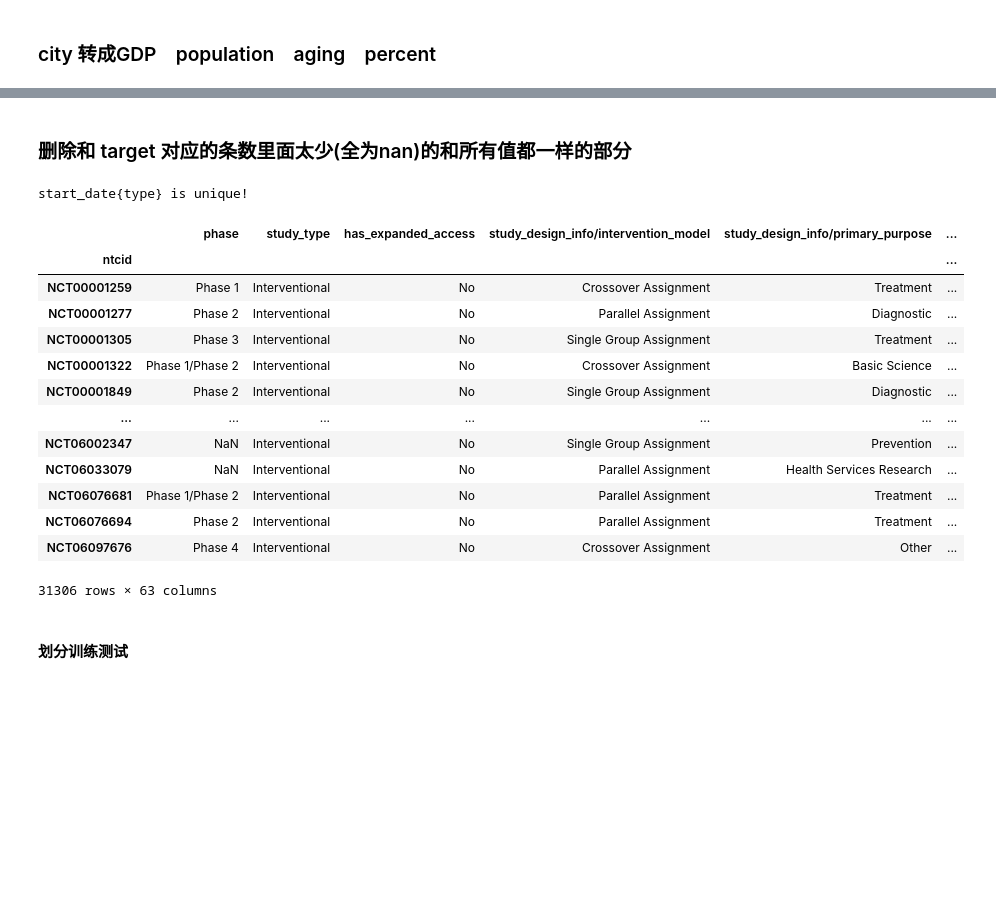
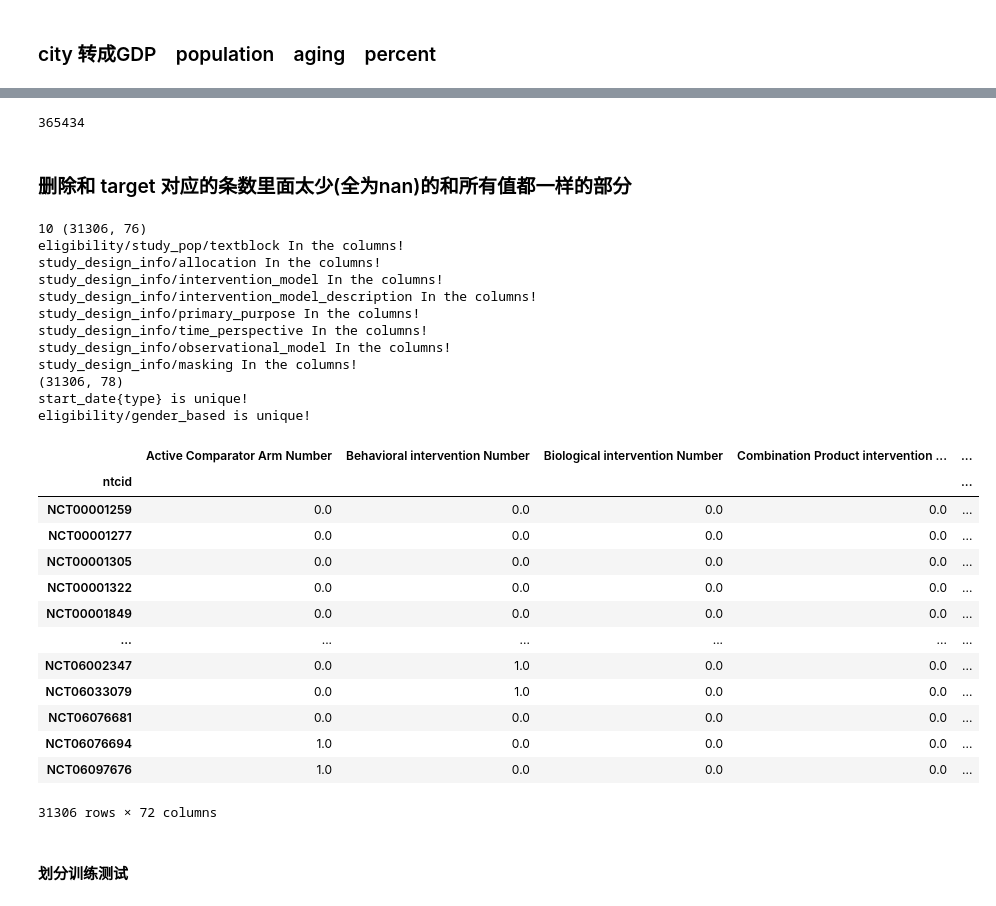
Before and after one commit to huyjj/Clinical, a Jupyter notebook: feature_prepare.ipynb, the cells around one changed output, grey strips where cells are left out. Drawn from its saved outputs; the diff is of its cells as text; code cells hidden in the pictures; blank space fills up the shorter version.

```diff
--- a/feature_prepare.ipynb
+++ b/feature_prepare.ipynb
@@ -377,0 +531,8 @@ Index(['phase', 'study_type', 'has_expanded_access',
+# %%
+intervention_types = pd.DataFrame(All['intervention/intervention_type'].apply(intervention_type_2Mulitlabel).tolist(), index=All.index)
+intervention_types[All['intervention/intervention_type'].notna()] = intervention_types[All['intervention/intervention_type'].notna()].fillna(0).astype(int)
+All = pd.merge(All, intervention_types, left_index=True, right_index=True)
+print(len(All.columns))
+for feature in All.columns:
+    if 'intervention Number' in feature:
+        print(All[feature].value_counts())
@@ -377,0 +557,4 @@ Index(['phase', 'study_type', 'has_expanded_access',
+# %%
+# 卸磨杀驴
+All = All.drop('intervention/intervention_type', axis=1)
+print(All.columns)
@@ -383,5 +584,3 @@ print(All.shape)
 All.to_csv('All_data_prepared.csv')
 # %% [markdown]
 duration 里enrollment两个全扔  四个全扔 enrollment type GDP+人口+老龄化程度
-# %%
-All = All.drop('enrollment{type}', axis=1)
@@ -606,0 +981,4 @@ pd.DataFrame(city_dict.values(), index=city_dict.keys()).to_csv('city.csv')
+# %%
+All_Ori['smiless'].isna().sum()
+# %% [output]
+365434
@@ -607,36 +989,63 @@ pd.DataFrame(city_dict.values(), index=city_dict.keys()).to_csv('city.csv')
+# %%
+All = All_Ori.copy()
 # %% [markdown]
 ### 删除和 target 对应的条数里面太少(全为nan)的和所有值都一样的部分
 # %%
 task_name = 'adverse-event-rate-prediction'
 target = pd.read_csv(f'{task_name}/output.csv', index_col=0)
 part = All.loc[target.index]
-drop_feature = ['enrollment{type}']
+add_feature = ['eligibility/study_pop/textblock', 'intervention/description', 'study_design_info/allocation', 'study_design_info/intervention_model',
+'study_design_info/intervention_model_description', 'study_design_info/primary_purpose', 'study_design_info/time_perspective', 'study_design_info/observational_model',
+'study_design_info/masking', 'study_design_info/masking_description']
+print(len(add_feature), part.shape)
+for c in add_feature:
+    if c in part.columns:
+        print(c, 'In the columns!')
+    else:
+        part[c] = All_Ori[c].loc[target.index]
+print(part.shape)
+drop_feature = ['enrollment{type}', 'id_info/nct_id', 'biospec_retention','completion_date{type}']
 for c in part.columns:
+    if c =='icdcode' or c == 'smiless' :
+        continue
     if part[c].isnull().sum() == len(part):
         print(f'{c} is all null!')
         drop_feature.append(c)
     if part[c].nunique(dropna=True) == 1:  # 除去缺失值后的所有值一样 即方差为0
         print(f'{c} is unique!')
         drop_feature.append(c)
 
 part = part.drop(drop_feature, axis=1)
+sorted_columns = sorted(part.columns)
+part = part.reindex(columns=sorted_columns)
 part
 # %% [output]
+10 (31306, 76)
+eligibility/study_pop/textblock In the columns!
+study_design_info/allocation In the columns!
+study_design_info/intervention_model In the columns!
+study_design_info/intervention_model_description In the columns!
+study_design_info/primary_purpose In the columns!
+study_design_info/time_perspective In the columns!
+study_design_info/observational_model In the columns!
+study_design_info/masking In the columns!
+(31306, 78)
 start_date{type} is unique!
+eligibility/gender_based is unique!
-|  | phase | study_type | has_expanded_access | study_design_info/intervention_model | study_design_info/primary_purpose | ... |
-| ntcid |  |  |  |  |  | ... |
-| NCT00001259 | Phase 1 | Interventional | No | Crossover Assignment | Treatment | ... |
-| NCT00001277 | Phase 2 | Interventional | No | Parallel Assignment | Diagnostic | ... |
-| NCT00001305 | Phase 3 | Interventional | No | Single Group Assignment | Treatment | ... |
-| NCT00001322 | Phase 1/Phase 2 | Interventional | No | Crossover Assignment | Basic Science | ... |
-| NCT00001849 | Phase 2 | Interventional | No | Single Group Assignment | Diagnostic | ... |
-| ... | ... | ... | ... | ... | ... | ... |
-| NCT06002347 | NaN | Interventional | No | Single Group Assignment | Prevention | ... |
-| NCT06033079 | NaN | Interventional | No | Parallel Assignment | Health Services Research | ... |
-| NCT06076681 | Phase 1/Phase 2 | Interventional | No | Parallel Assignment | Treatment | ... |
-| NCT06076694 | Phase 2 | Interventional | No | Parallel Assignment | Treatment | ... |
-| NCT06097676 | Phase 4 | Interventional | No | Crossover Assignment | Other | ... |
+|  | Active Comparator Arm Number | Behavioral intervention Number | Biological intervention Number | Combination Product intervention ... | ... |
+| ntcid |  |  |  |  | ... |
+| NCT00001259 | 0.0 | 0.0 | 0.0 | 0.0 | ... |
+| NCT00001277 | 0.0 | 0.0 | 0.0 | 0.0 | ... |
+| NCT00001305 | 0.0 | 0.0 | 0.0 | 0.0 | ... |
+| NCT00001322 | 0.0 | 0.0 | 0.0 | 0.0 | ... |
+| NCT00001849 | 0.0 | 0.0 | 0.0 | 0.0 | ... |
+| ... | ... | ... | ... | ... | ... |
+| NCT06002347 | 0.0 | 1.0 | 0.0 | 0.0 | ... |
+| NCT06033079 | 0.0 | 1.0 | 0.0 | 0.0 | ... |
+| NCT06076681 | 0.0 | 0.0 | 0.0 | 0.0 | ... |
+| NCT06076694 | 1.0 | 0.0 | 0.0 | 0.0 | ... |
+| NCT06097676 | 1.0 | 0.0 | 0.0 | 0.0 | ... |
-31306 rows × 63 columns
+31306 rows × 72 columns
 # %% [markdown]
 #### 划分训练测试
 # %%
```
Also changed, not shown: parts of 96 cells of this notebook, 8 other files.
